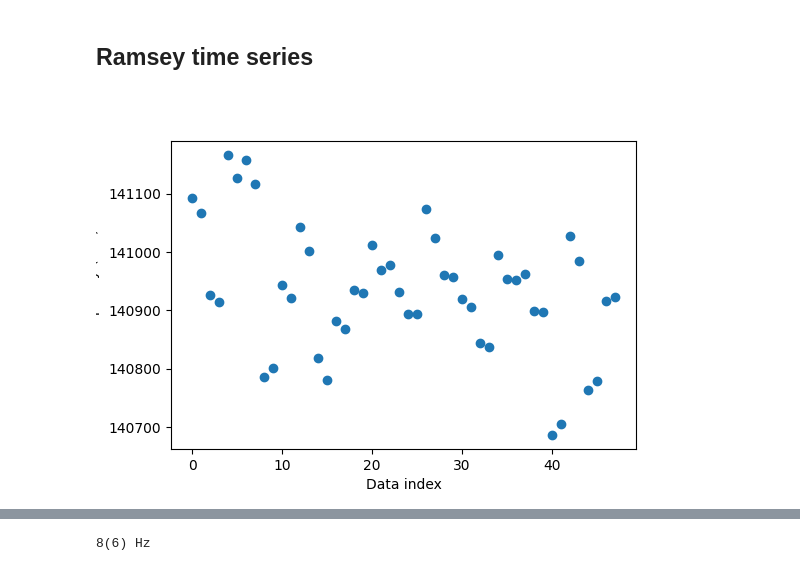
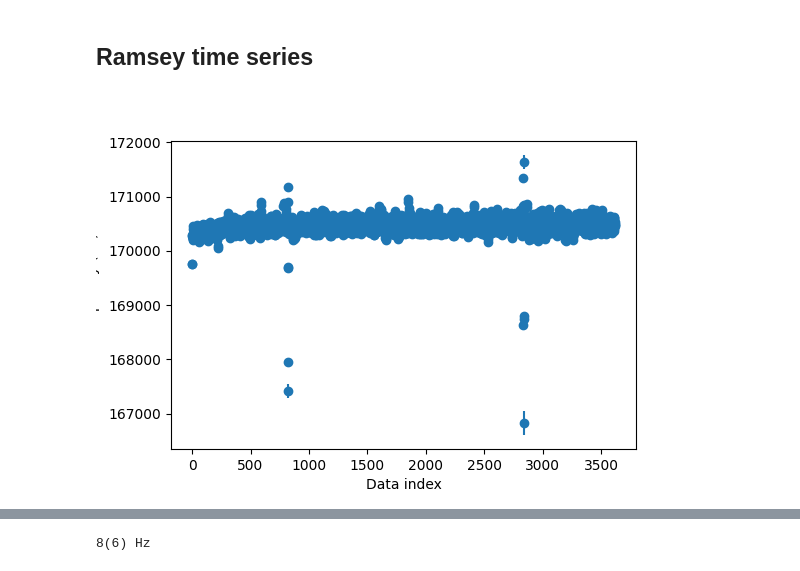
Before and after one commit to vuthalab/onix, a Jupyter notebook: analysis/lf_spectroscopy_long_term.ipynb, the cells around one changed output, grey strips where cells are left out. Saved outputs shown, nothing was run; the diff lists cells and outputs as text; code cells hidden in the pictures.

```diff
--- a/analysis/lf_spectroscopy_long_term.ipynb
+++ b/analysis/lf_spectroscopy_long_term.ipynb
@@ -430,18 +448,10 @@ average_time = 50
 # %% [markdown]
 ## Ramsey time series
 # %%
-data_range = (896541, 896544)
-max = 896636
+data_range = (612760, 612763)
+max = 620000
 first = data_range[0]
 last = max
-
-fs = {}
-f1 = []
-f2 = []
-Es = []
-
-for kk in data:
-    fs[kk] = []
 
 all_results = []
 
@@ -450,10 +460,13 @@ offset = 0
 while current + offset <= max:
     data_range_1 = (data_range[0] + offset, data_range[1] + offset)
     data_list1 = data_identification_to_list(data_range_1)
-    ratios_bg, ratios, headers, E_field = get_voltage_ratios(data_list1)
+    ratios_bg, ratios, ratios_err, headers, E_field = get_voltage_ratios(data_list1)
+    if E_field.count(E_field[0]) != len(E_field):
+        raise Exception("Data with different E or detect order")
     detunings = [header["params"]["lf"]["detuning"].to("Hz").magnitude for header in headers]
     phases = [header["params"]["lf"]["phase_diff"] for header in headers]
     ys = (1-ratios)
+    ys_err = ratios_err
 
     detunings = np.array(detunings) + headers[0]["params"]["lf"]["center_frequency"].to("Hz").magnitude
     detuning_diff = np.max(detunings) - np.min(detunings)
@@ -467,44 +480,50 @@ while current + offset <= max:
         raise Exception("Data only has one phase")
     for kk in range(2):
         ys_red_diff = ys[negative_detuning_mask & positive_phase_mask][0][kk] - ys[negative_detuning_mask & negative_phase_mask][0][kk]
-        ys_blue_diff = ys[positive_detuning_mask & positive_phase_mask][0][kk] - ys[positive_detuning_mask & negative_phase_mask][0][kk]
+        ys_red_diff_err = np.sqrt(ys_err[negative_detuning_mask & positive_phase_mask][0][0]**2 + ys_err[negative_detuning_mask & negative_phase_mask][0][0]**2)
+        ys_red_diff = ufloat(ys_red_diff, ys_red_diff_err)
+        ys_blue_diff = ys[positive_detuning_mask & negative_phase_mask][0][kk] - ys[positive_detuning_mask & positive_phase_mask][0][kk]
+        ys_blue_diff_err = np.sqrt(ys_err[positive_detuning_mask & negative_phase_mask][0][0]**2 + ys_err[positive_detuning_mask & positive_phase_mask][0][0]**2)
+        ys_blue_diff = ufloat(ys_blue_diff, ys_blue_diff_err)
         freq_center = detuning_diff * ys_red_diff / (ys_red_diff + ys_blue_diff) + detunings[0]
+        freq_center_err = freq_center.std_dev
+        freq_center = freq_center.n
         neg_DdotE = kk == 0
         E = E_field[0][0]
         D = (not neg_DdotE) == E
         detect_order = E_field[0][1]
-        data_indices = list(data_list1) + list(data_list2)
+        data_indices = list(data_list1)
         epoch_times = (
-            get_experiment_data(data_range_1[0])[1]["start_time"],
+            get_experiment_data(data_range_1[0])[1]["data_info"]["save_epoch_time"],
             get_experiment_data(data_range_1[-1])[1]["data_info"]["save_epoch_time"],
         )
         all_results.append(
             {
                 "freq_center": freq_center,
+                "freq_center_err": freq_center_err,
                 "E": E,
                 "D": D,
                 "detect_red_first": detect_order,
                 "data_indices": data_indices,
-                "epoch_times": epoch_times,
+                "start_time": epoch_times[0],
+                "end_time": epoch_times[1],
             }
         )
 
     offset += len(data_list1)
-
-f1 = np.array(f1)
-f2 = np.array(f2)
 # %%
 fs = [result["freq_center"] for result in all_results]
+fs_err = [result["freq_center_err"] for result in all_results]
 
 fig, ax = plt.subplots(figsize=(6, 4))
-ax.scatter(np.arange(len(fs)), fs)
+ax.errorbar(np.arange(len(fs)), fs, fs_err, fmt="o", ls="none")
 
 
 ax.set_xlabel("Data index")
-ax.set_ylabel("$b\\bar{b}$ frequency (kHz)")
+ax.set_ylabel("$b\\bar{b}$ frequency (Hz)")
 plt.show()
 # %% [output]
-[figure, old version]
+[figure, new version]
 # %%
 all_results = np.array(all_results)
 all_mask = np.ones(len(all_results), dtype=bool)
```
Also changed, not shown: parts of 5 cells of this notebook, 30 other files.
